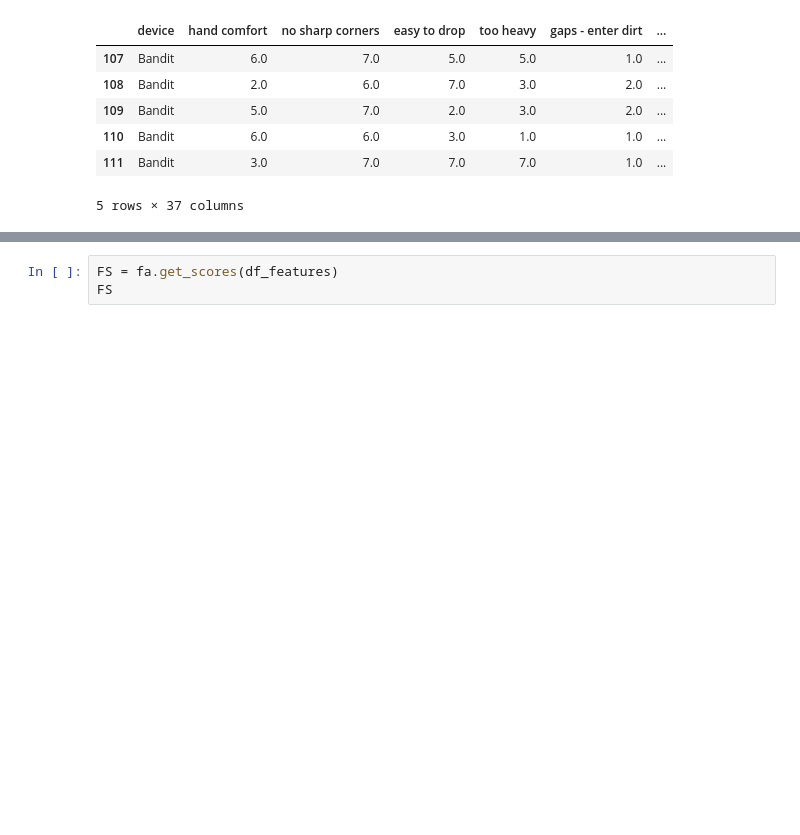
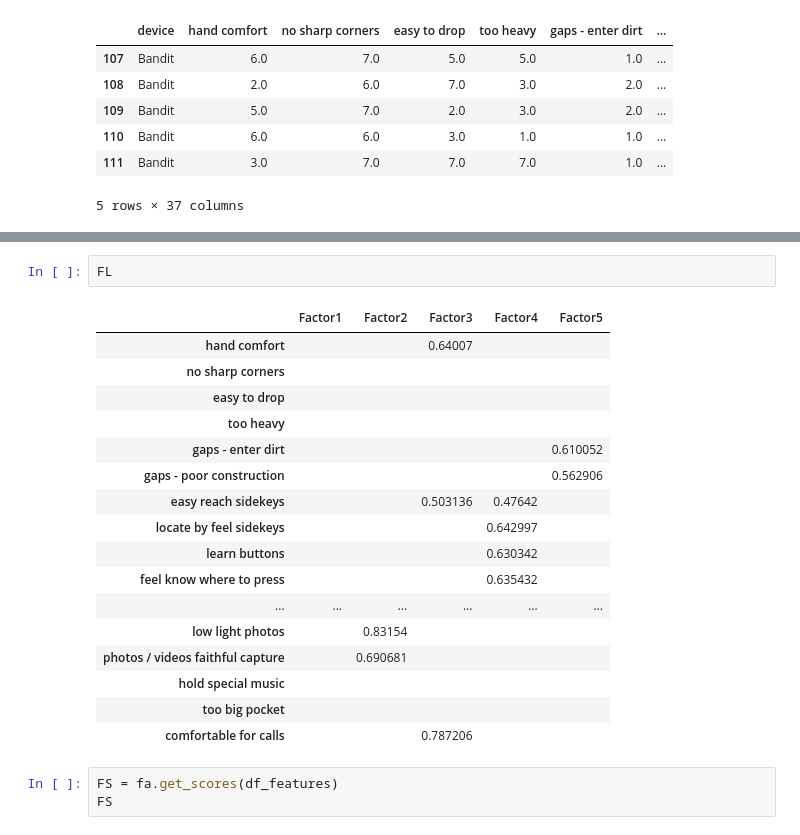
Before and after one commit to logisticregress/Data_Science_Projects, a Jupyter notebook: Logistic_Regression.ipynb, the cells around one changed output, grey strips where cells are left out. Drawn from its saved outputs; the diff is of its cells as text; blank space fills up the shorter version.

```diff
--- a/Logistic_Regression.ipynb
+++ b/Logistic_Regression.ipynb
@@ -86,3 +69,23 @@ comfortable for calls
+# %%
+FL
+# %% [output]
+|  | Factor1 | Factor2 | Factor3 | Factor4 | Factor5 |
+| hand comfort |  |  | 0.64007 |  |  |
+| no sharp corners |  |  |  |  |  |
+| easy to drop |  |  |  |  |  |
+| too heavy |  |  |  |  |  |
+| gaps - enter dirt |  |  |  |  | 0.610052 |
+| gaps - poor construction |  |  |  |  | 0.562906 |
+| easy reach sidekeys |  |  | 0.503136 | 0.47642 |  |
+| locate by feel sidekeys |  |  |  | 0.642997 |  |
+| learn buttons |  |  |  | 0.630342 |  |
+| feel know where to press |  |  |  | 0.635432 |  |
+| ... | ... | ... | ... | ... | ... |
+| low light photos |  | 0.83154 |  |  |  |
+| photos / videos faithful capture |  | 0.690681 |  |  |  |
+| hold special music |  |  |  |  |  |
+| too big pocket |  |  |  |  |  |
+| comfortable for calls |  |  | 0.787206 |  |  |
 # %%
 FS = fa.get_scores(df_features)
 FS
```
Also changed, not shown: parts of 3 cells of this notebook.
